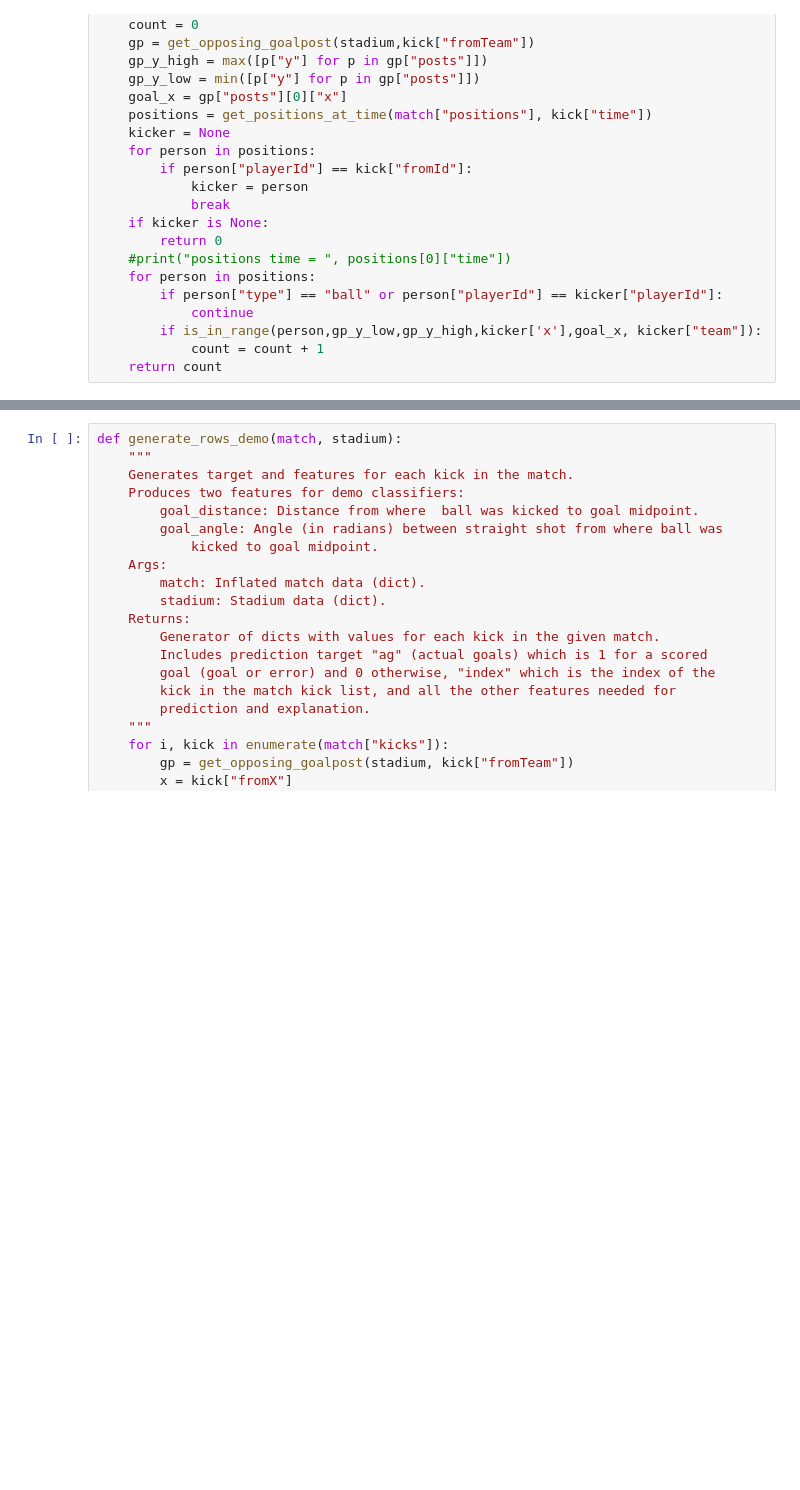
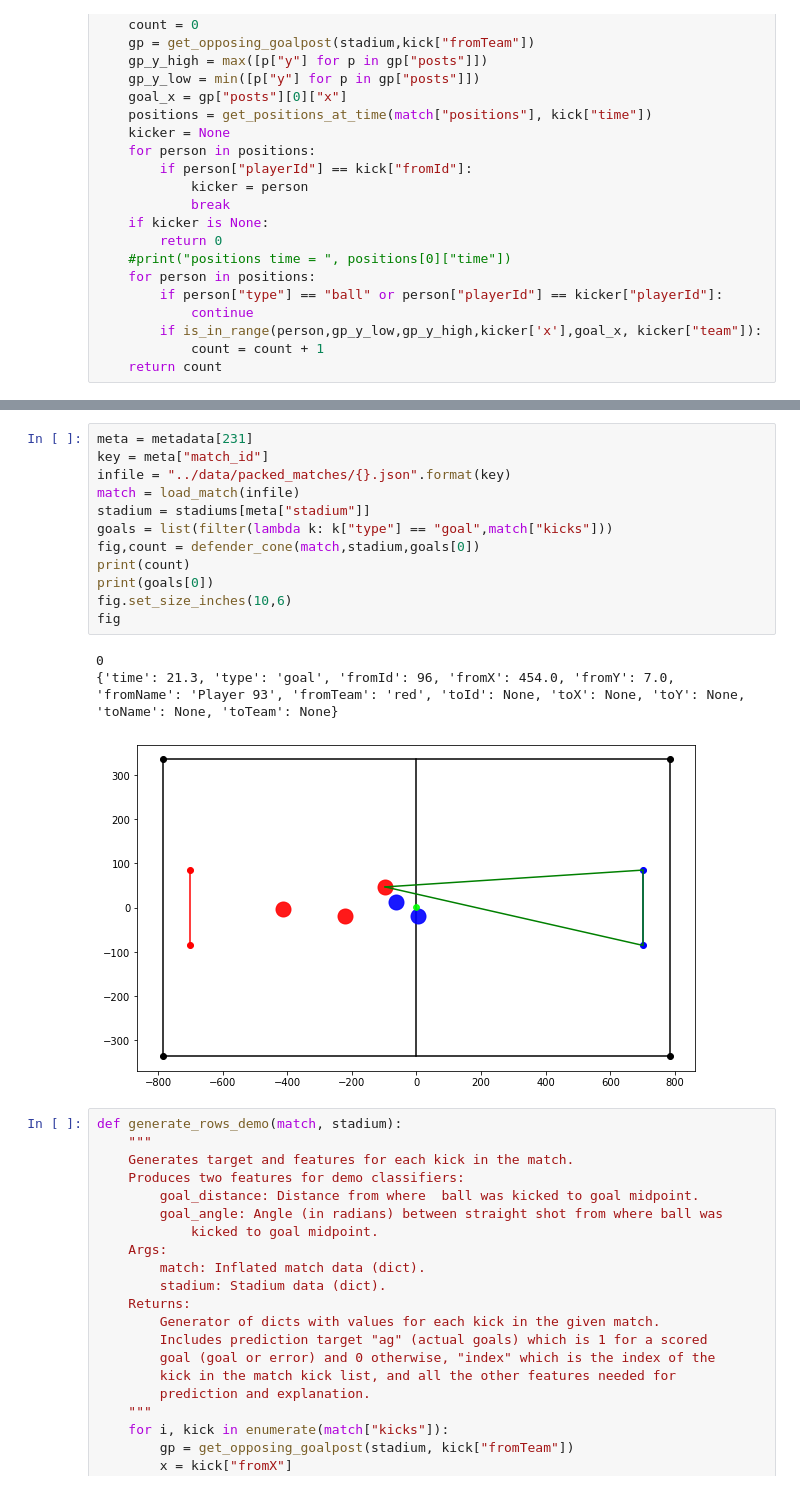
Before and after one commit to vingkan/haxml, a Jupyter notebook: notebooks/train_features.ipynb, the cells around one changed output, grey strips where cells are left out. Cells and saved outputs as stored; diff of their text form; blank space fills up the shorter version.

Commit message:
features: defenders within cone

```diff
--- a/notebooks/train_features.ipynb
+++ b/notebooks/train_features.ipynb
@@ -285,3 +317,19 @@ def defender_cone(match,stadium,kick):
+# %%
+meta = metadata[231]
+key = meta["match_id"]
+infile = "../data/packed_matches/{}.json".format(key)
+match = load_match(infile)
+stadium = stadiums[meta["stadium"]]
+goals = list(filter(lambda k: k["type"] == "goal",match["kicks"]))
+fig,count = defender_cone(match,stadium,goals[0])
+print(count)
+print(goals[0])
+fig.set_size_inches(10,6)
+fig
+# %% [output]
+0
+{'time': 21.3, 'type': 'goal', 'fromId': 96, 'fromX': 454.0, 'fromY': 7.0, 'fromName': 'Player 93', 'fromTeam': 'red', 'toId': None, 'toX': None, 'toY': None, 'toName': None, 'toTeam': None}
+[figure, added]
 # %%
 def generate_rows_demo(match, stadium):
     """
```
Also changed, not shown: parts of 3 cells of this notebook, 1 other file.
